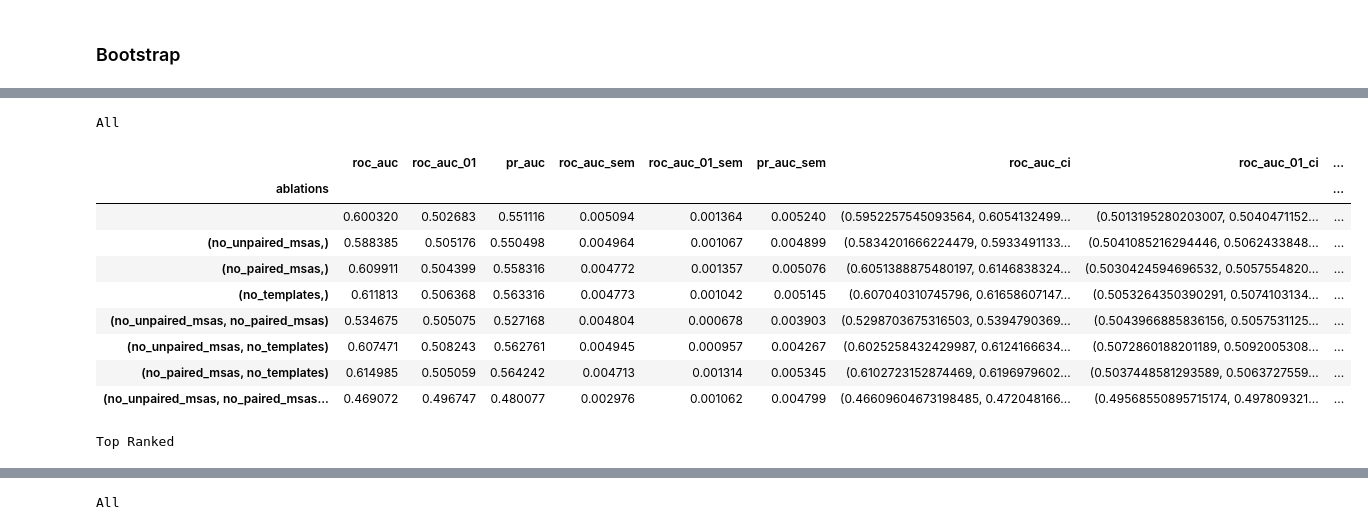
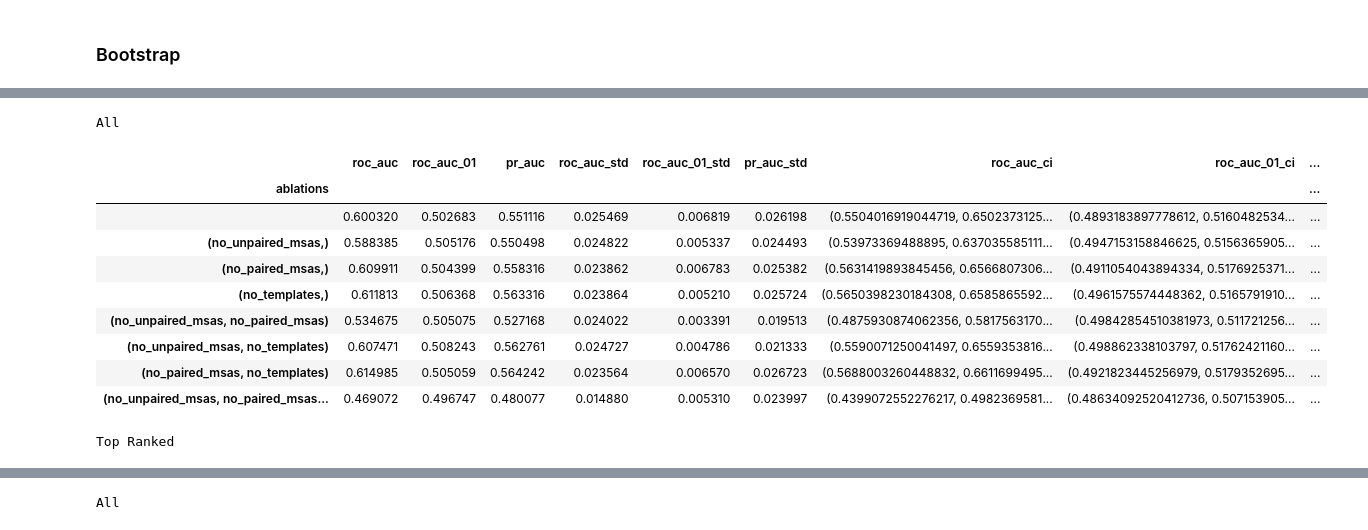
Before and after one commit to benjiemc/tcr-pmhc-predicted-structures, a Jupyter notebook: notebooks/ablations_of_alphafold3.ipynb, the cells around one changed output, grey strips where cells are left out. Saved outputs shown, nothing was run; the diff lists cells and outputs as text; code cells hidden in the pictures.

```diff
--- a/notebooks/ablations_of_alphafold3.ipynb
+++ b/notebooks/ablations_of_alphafold3.ipynb
@@ -16,6 +16,8 @@ from matplotlib.axes import Axes
 from matplotlib.ticker import PercentFormatter
 from scipy import stats
 from sklearn.metrics import auc, precision_recall_curve, roc_auc_score
+# %%
+SIGNIFICANCE_LEVEL = 0.05
 # %%
 ABLATIONS = 'no_unpaired_msas', 'no_paired_msas', 'no_templates'
 
@@ -209,37 +211,47 @@ for metric_name in ('roc_auc', 'roc_auc_01', 'pr_auc'):
 # %%
+norm_val = stats.norm.ppf(1 - SIGNIFICANCE_LEVEL / 2)
+
 print('All')
 scores_agg = metric_scores.join(
-    samples_metric_scores.set_index('sample_num').groupby('ablations').agg('sem'), rsuffix='_sem'
+    samples_metric_scores.set_index('sample_num').groupby('ablations').agg('std'), rsuffix='_std'
 )
 for metric in 'roc_auc', 'roc_auc_01', 'pr_auc':
     scores_agg[f'{metric}_ci'] = scores_agg.apply(
-        lambda row, metric=metric: (row[metric] - row[f'{metric}_sem'], row[metric] + row[f'{metric}_sem']), axis=1
+        lambda row, metric=metric, norm_val=norm_val: (
+            row[metric] - norm_val * row[f'{metric}_std'],
+            row[metric] + norm_val * row[f'{metric}_std'],
+        ),
+        axis=1,
     )
 
 ipy_display.display(scores_agg)
 
 print()
 
 print('Top Ranked')
 scores_agg_top_rank = metric_scores_top_rank.join(
-    samples_metric_scores_top_rank.set_index('sample_num').groupby('ablations').agg('sem'), rsuffix='_sem'
+    samples_metric_scores_top_rank.set_index('sample_num').groupby('ablations').agg('std'), rsuffix='_std'
 )
 for metric in 'roc_auc', 'roc_auc_01', 'pr_auc':
     scores_agg_top_rank[f'{metric}_ci'] = scores_agg_top_rank.apply(
-        lambda row, metric=metric: (row[metric] - row[f'{metric}_sem'], row[metric] + row[f'{metric}_sem']), axis=1
+        lambda row, metric=metric, norm_val=norm_val: (
+            row[metric] - norm_val * row[f'{metric}_std'],
+            row[metric] + norm_val * row[f'{metric}_std'],
+        ),
+        axis=1,
     )
 
 ipy_display.display(scores_agg_top_rank)
 # %% [output]
 All
-|  | roc_auc | roc_auc_01 | pr_auc | roc_auc_sem | roc_auc_01_sem | pr_auc_sem | roc_auc_ci | roc_auc_01_ci | ... |
+|  | roc_auc | roc_auc_01 | pr_auc | roc_auc_std | roc_auc_01_std | pr_auc_std | roc_auc_ci | roc_auc_01_ci | ... |
 | ablations |  |  |  |  |  |  |  |  | ... |
-|  | 0.600320 | 0.502683 | 0.551116 | 0.005094 | 0.001364 | 0.005240 | (0.5952257545093564, 0.6054132499... | (0.5013195280203007, 0.5040471152... | ... |
-| (no_unpaired_msas,) | 0.588385 | 0.505176 | 0.550498 | 0.004964 | 0.001067 | 0.004899 | (0.5834201666224479, 0.5933491133... | (0.5041085216294446, 0.5062433848... | ... |
-| (no_paired_msas,) | 0.609911 | 0.504399 | 0.558316 | 0.004772 | 0.001357 | 0.005076 | (0.6051388875480197, 0.6146838324... | (0.5030424594696532, 0.5057554820... | ... |
-| (no_templates,) | 0.611813 | 0.506368 | 0.563316 | 0.004773 | 0.001042 | 0.005145 | (0.607040310745796, 0.61658607147... | (0.5053264350390291, 0.5074103134... | ... |
-| (no_unpaired_msas, no_paired_msas) | 0.534675 | 0.505075 | 0.527168 | 0.004804 | 0.000678 | 0.003903 | (0.5298703675316503, 0.5394790369... | (0.5043966885836156, 0.5057531125... | ... |
-| (no_unpaired_msas, no_templates) | 0.607471 | 0.508243 | 0.562761 | 0.004945 | 0.000957 | 0.004267 | (0.6025258432429987, 0.6124166634... | (0.5072860188201189, 0.5092005308... | ... |
-| (no_paired_msas, no_templates) | 0.614985 | 0.505059 | 0.564242 | 0.004713 | 0.001314 | 0.005345 | (0.6102723152874469, 0.6196979602... | (0.5037448581293589, 0.5063727559... | ... |
-| (no_unpaired_msas, no_paired_msas... | 0.469072 | 0.496747 | 0.480077 | 0.002976 | 0.001062 | 0.004799 | (0.46609604673198485, 0.472048166... | (0.49568550895715174, 0.497809321... | ... |
+|  | 0.600320 | 0.502683 | 0.551116 | 0.025469 | 0.006819 | 0.026198 | (0.5504016919044719, 0.6502373125... | (0.4893183897778612, 0.5160482534... | ... |
+| (no_unpaired_msas,) | 0.588385 | 0.505176 | 0.550498 | 0.024822 | 0.005337 | 0.024493 | (0.53973369488895, 0.637035585111... | (0.4947153158846625, 0.5156365905... | ... |
+| (no_paired_msas,) | 0.609911 | 0.504399 | 0.558316 | 0.023862 | 0.006783 | 0.025382 | (0.5631419893845456, 0.6566807306... | (0.4911054043894334, 0.5176925371... | ... |
+| (no_templates,) | 0.611813 | 0.506368 | 0.563316 | 0.023864 | 0.005210 | 0.025724 | (0.5650398230184308, 0.6585865592... | (0.4961575574448362, 0.5165791910... | ... |
+| (no_unpaired_msas, no_paired_msas) | 0.534675 | 0.505075 | 0.527168 | 0.024022 | 0.003391 | 0.019513 | (0.4875930874062356, 0.5817563170... | (0.49842854510381973, 0.511721256... | ... |
+| (no_unpaired_msas, no_templates) | 0.607471 | 0.508243 | 0.562761 | 0.024727 | 0.004786 | 0.021333 | (0.5590071250041497, 0.6559353816... | (0.498862338103797, 0.51762421160... | ... |
+| (no_paired_msas, no_templates) | 0.614985 | 0.505059 | 0.564242 | 0.023564 | 0.006570 | 0.026723 | (0.5688003260448832, 0.6611699495... | (0.4921823445256979, 0.5179352695... | ... |
+| (no_unpaired_msas, no_paired_msas... | 0.469072 | 0.496747 | 0.480077 | 0.014880 | 0.005310 | 0.023997 | (0.4399072552276217, 0.4982369581... | (0.48634092520412736, 0.507153905... | ... |
 Top Ranked
```
Also changed, not shown: parts of 3 cells of this notebook, 4 other files.
